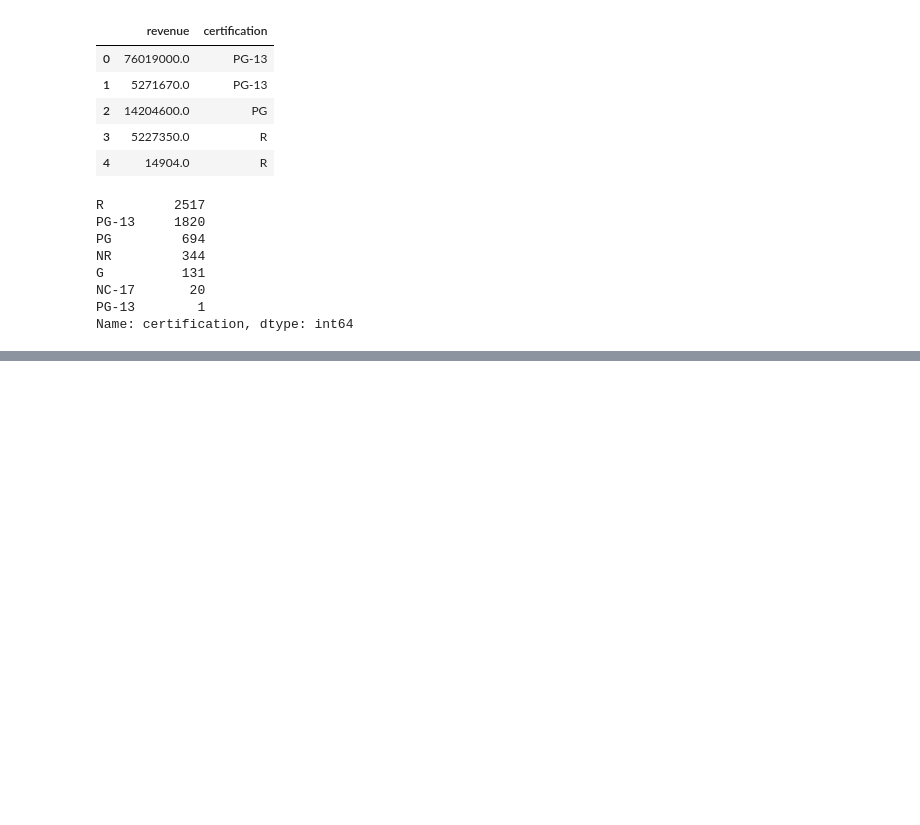
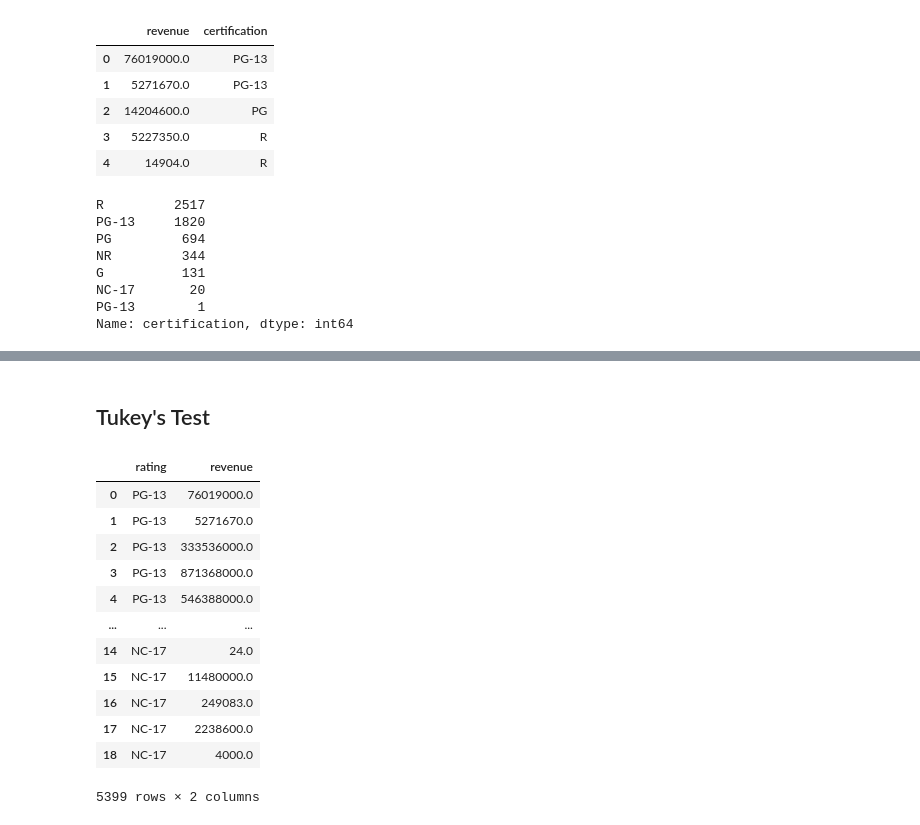
Before and after one commit to jaytrey777/Movie-Profitabiliy-Project, a Jupyter notebook: Part 4 - Hypothesis Testing.ipynb, the cells around one changed output, grey strips where cells are left out. Saved outputs shown, nothing was run; the diff lists cells and outputs as text; code cells hidden in the pictures; blank space fills up the shorter version.

```diff
--- a/Part 4 - Hypothesis Testing.ipynb
+++ b/Part 4 - Hypothesis Testing.ipynb
@@ -158,0 +349,28 @@ Name: certification, dtype: int64
+# %% [markdown]
+## Tukey's Test
+# %%
+# make dataframe of ratings and revenues (crosstab)
+tukeys_df = pd.DataFrame(columns = ['rating', 'revenue'])
+
+# convert dictionary groups into df
+for rating, series in groups.items():
+    values = pd.Series(series.tolist())
+    tukeys_df = pd.concat([tukeys_df, pd.DataFrame({'rating': [rating] * len(values),
+                          'revenue': values})], ignore_index = False)
+
+# check
+tukeys_df
+# %% [output]
+|  | rating | revenue |
+| 0 | PG-13 | 76019000.0 |
+| 1 | PG-13 | 5271670.0 |
+| 2 | PG-13 | 333536000.0 |
+| 3 | PG-13 | 871368000.0 |
+| 4 | PG-13 | 546388000.0 |
+| ... | ... | ... |
+| 14 | NC-17 | 24.0 |
+| 15 | NC-17 | 11480000.0 |
+| 16 | NC-17 | 249083.0 |
+| 17 | NC-17 | 2238600.0 |
+| 18 | NC-17 | 4000.0 |
+5399 rows × 2 columns
```
Also changed, not shown: parts of 38 cells of this notebook.
